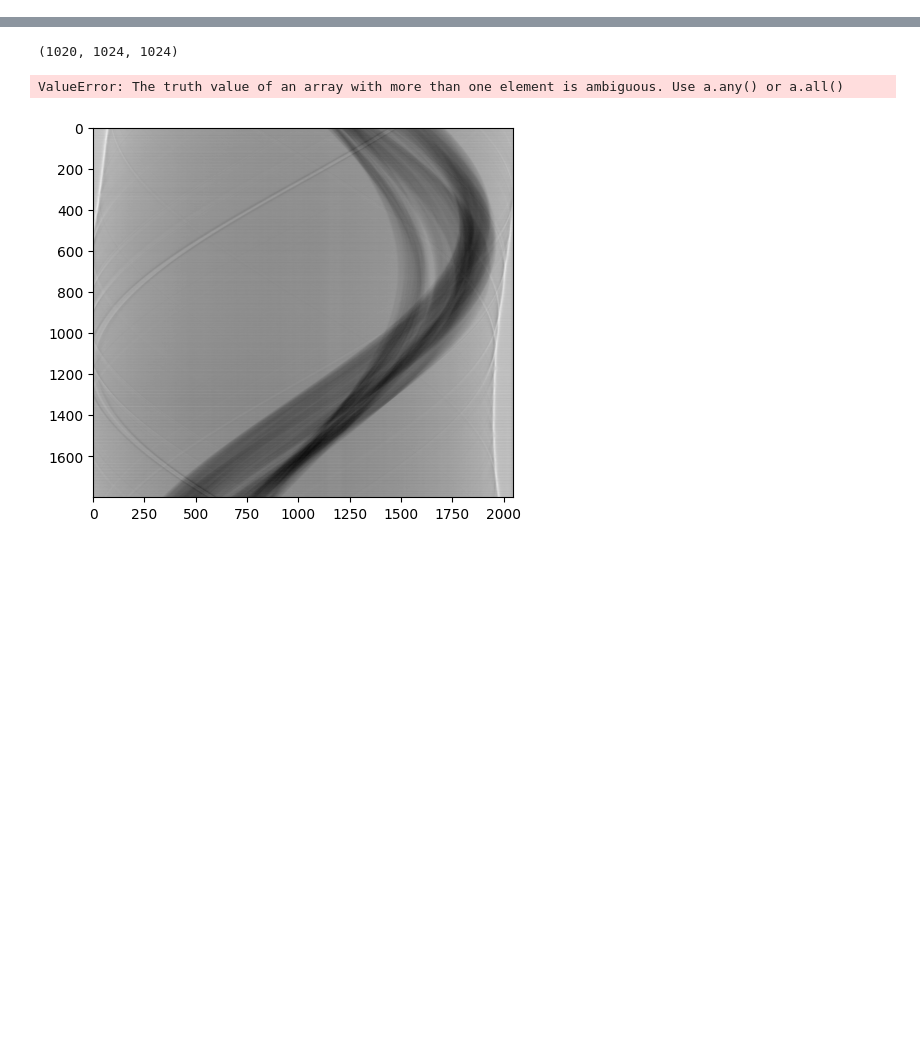
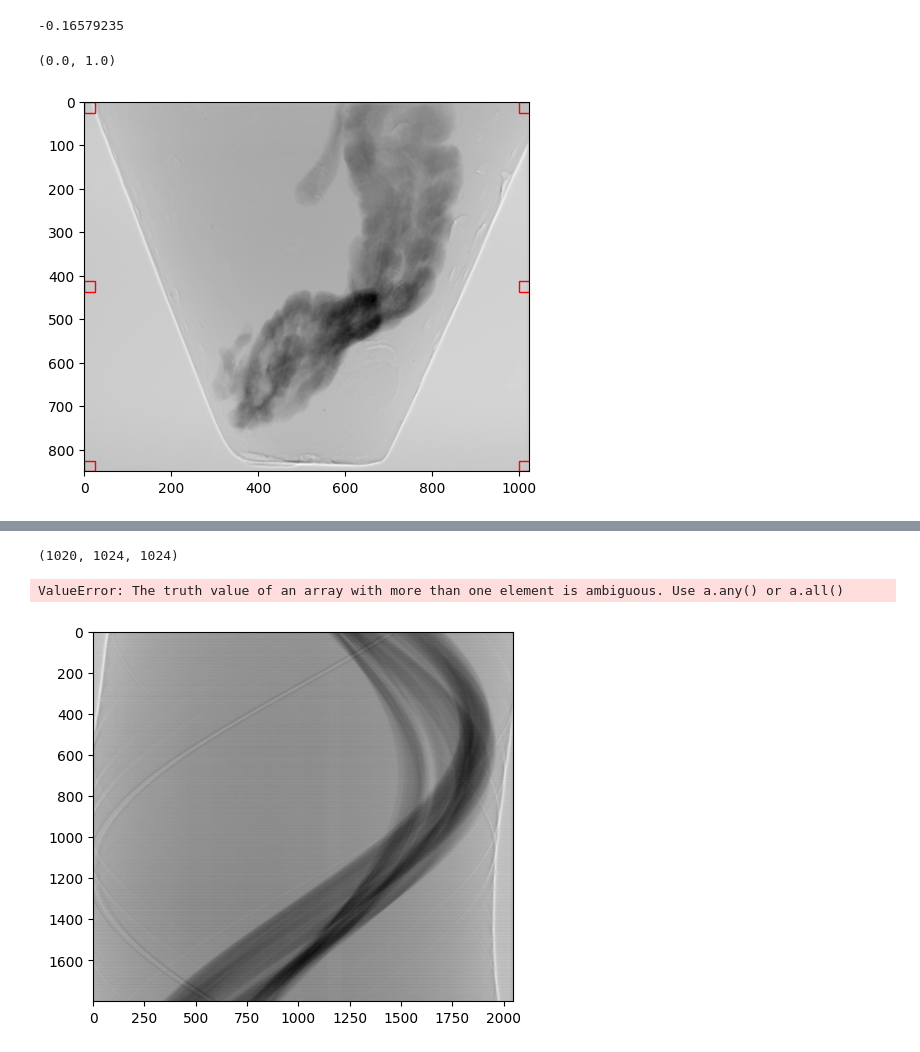
Before and after one commit to obandomarcos/ToMoDL, a Jupyter notebook: test_tomopy.ipynb, the cells around one changed output, grey strips where cells are left out. Saved outputs shown, nothing was run; the diff lists cells and outputs as text; code cells hidden in the pictures; blank space fills up the shorter version.

Commit message:
add flat field correction

```diff
--- a/test_tomopy.ipynb
+++ b/test_tomopy.ipynb
@@ -10,20 +34,14 @@ k3d.switch_to_text_protocol()
 # %%
-import tifffile as tiff
-import glob
-import tqdm
 resize_factor = 2
 file_names = sorted(glob.glob("/home/nhattm/ToMoDL/datasets/ctf_cut/*.tif"))
 sinos = []
 for file_name in tqdm.tqdm(file_names):
     sino = tiff.imread(file_name)
     sino = np.asarray(sino)
-    sino = sino.astype(np.float32)
+    # sino = sino[:, 50:-50]
+    # sino = normalize_01(sino)
     sino = resize(sino, (sino.shape[0]//resize_factor, sino.shape[1]//resize_factor), anti_aliasing=True)
     sinos.append(sino)
 
 sinos = np.stack(sinos)
+# sinos = normalize_01(sinos)
-# %%
-def normalize_01(image):
-    return (image - image.min()) / (image.max() - image.min())
-
-sinos = normalize_01(sinos)
@@ -37,0 +73,4 @@ rec = tomopy.recon(
+# %%
+flat_field_estimate
+# %% [output]
+-0.16579235
@@ -37,0 +80,31 @@ rec = tomopy.recon(
+# %%
+sinos_normalized.min(), sinos_normalized.max()
+# %% [output]
+(0.0, 1.0)
+# %%
+corner_size = int(min(height, width) * 0.03)
+# %%
+import matplotlib.patches as patches
+
+# Display the first sinogram
+fig, ax = plt.subplots(1)
+ax.imshow(sinos[0], cmap="gray")
+
+# Draw rectangles around the corners
+rect_top_left = patches.Rectangle((0, 0), corner_size, corner_size, linewidth=1, edgecolor='r', facecolor='none')
+rect_top_right = patches.Rectangle((width - corner_size, 0), corner_size, corner_size, linewidth=1, edgecolor='r', facecolor='none')
+rect_bottom_left = patches.Rectangle((0, height - corner_size), corner_size, corner_size, linewidth=1, edgecolor='r', facecolor='none')
+rect_bottom_right = patches.Rectangle((width - corner_size, height - corner_size), corner_size, corner_size, linewidth=1, edgecolor='r', facecolor='none')
+rect_middle_left = patches.Rectangle((0, height//2 - corner_size//2), corner_size, corner_size, linewidth=1, edgecolor='r', facecolor='none')
+rect_middle_right = patches.Rectangle((width - corner_size, height//2 - corner_size//2), corner_size, corner_size, linewidth=1, edgecolor='r', facecolor='none')
+# Add the rectangles to the plot
+ax.add_patch(rect_top_left)
+ax.add_patch(rect_top_right)
+ax.add_patch(rect_bottom_left)
+ax.add_patch(rect_bottom_right)
+ax.add_patch(rect_middle_left)
+ax.add_patch(rect_middle_right)
+
+plt.show()
+# %% [output]
+[figure, added]
```
Also changed, not shown: parts of 13 cells of this notebook, 1 other file.
